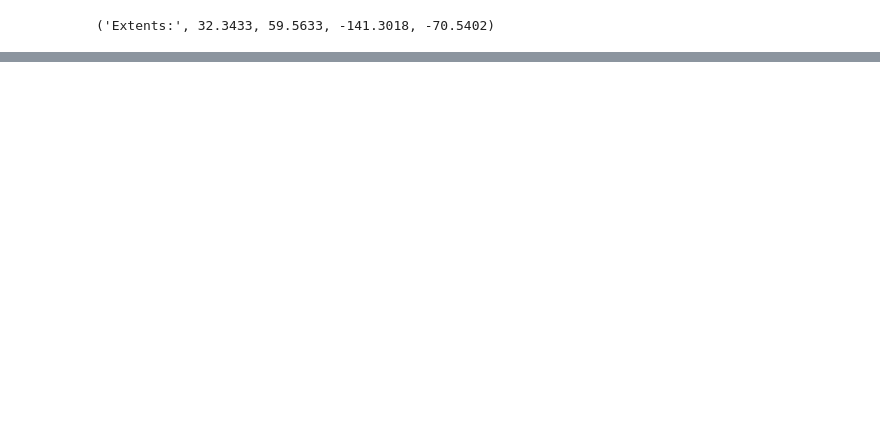
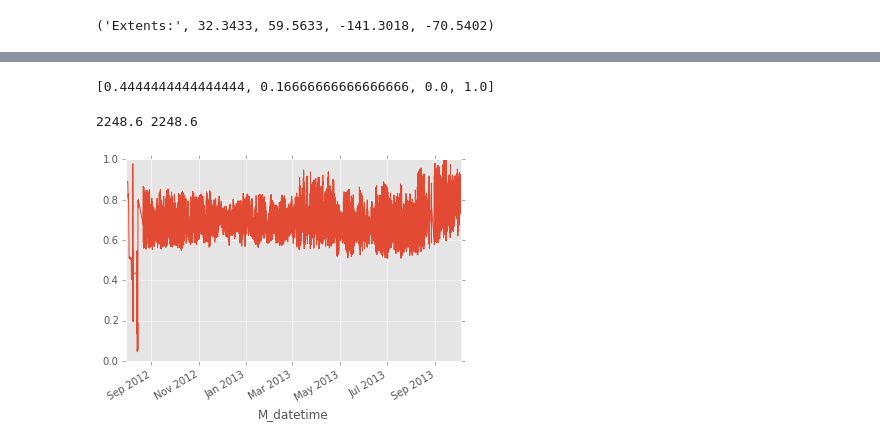
Before and after one commit to johannah/johannah.github.io, a Jupyter notebook: posts/exploring-magnetic-drifter-data/index.ipynb, the cells around one changed output, grey strips where cells are left out. Cells and saved outputs as stored; diff of their text form; code cells hidden in the pictures; blank space fills up the shorter version.

```diff
--- a/posts/exploring-magnetic-drifter-data/index.ipynb
+++ b/posts/exploring-magnetic-drifter-data/index.ipynb
@@ -211,0 +267,14 @@ plt.legend()
+# %%
+a = [10, 5, 2, 20]
+
+#norm bt 0 and 20
+[(x-min(a))/float(max(a)-min(a)) for x in a]
+# %% [output]
+[0.4444444444444444, 0.16666666666666666, 0.0, 1.0]
+# %%
+dd = drifter_dict['sleepy']['meas']
+
+dd['norm_x'].plot()
+# %% [output]
+2248.6 2248.6
+[figure, added]
```
Also changed, not shown: parts of 6 cells of this notebook, 8 other files.
